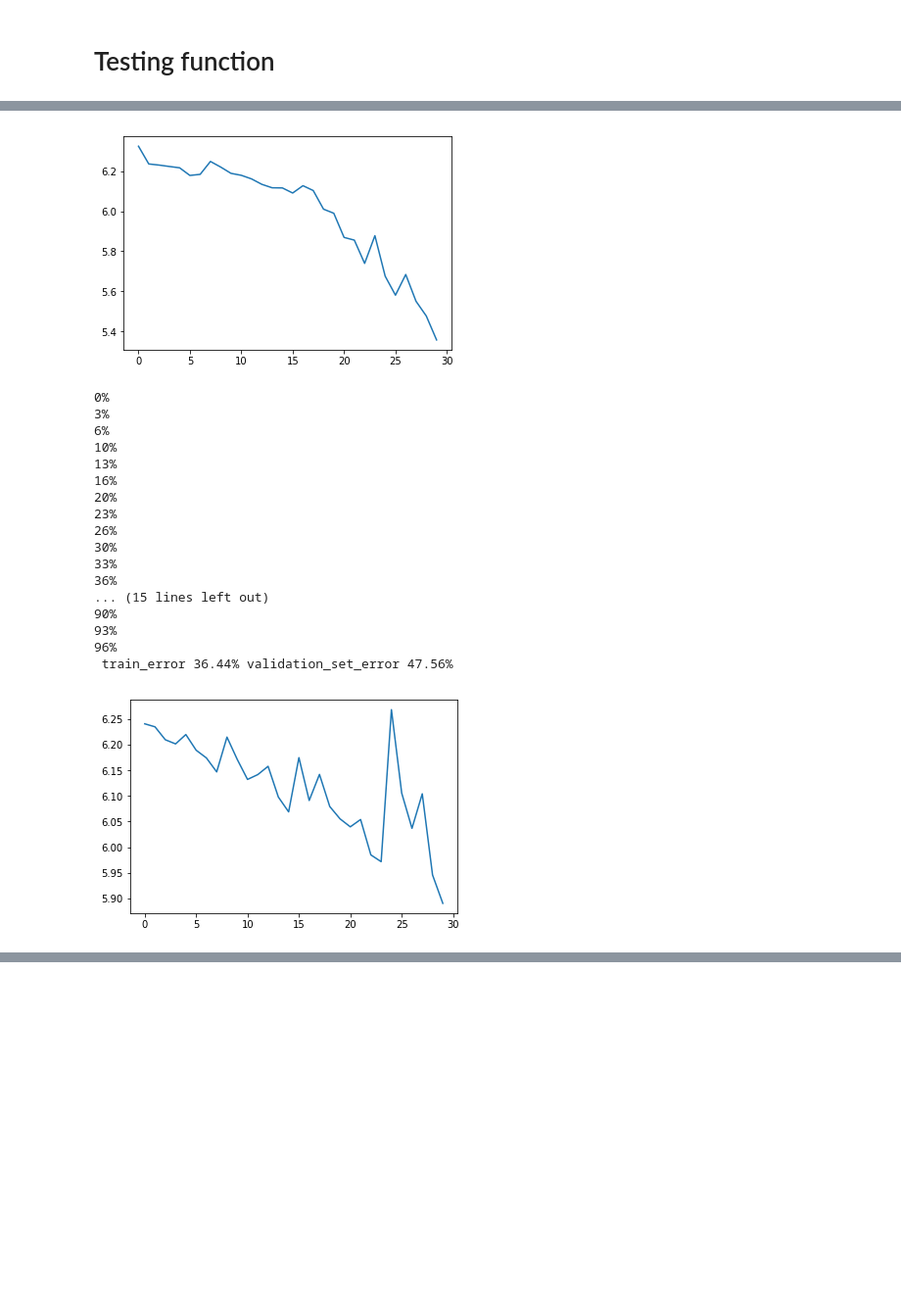
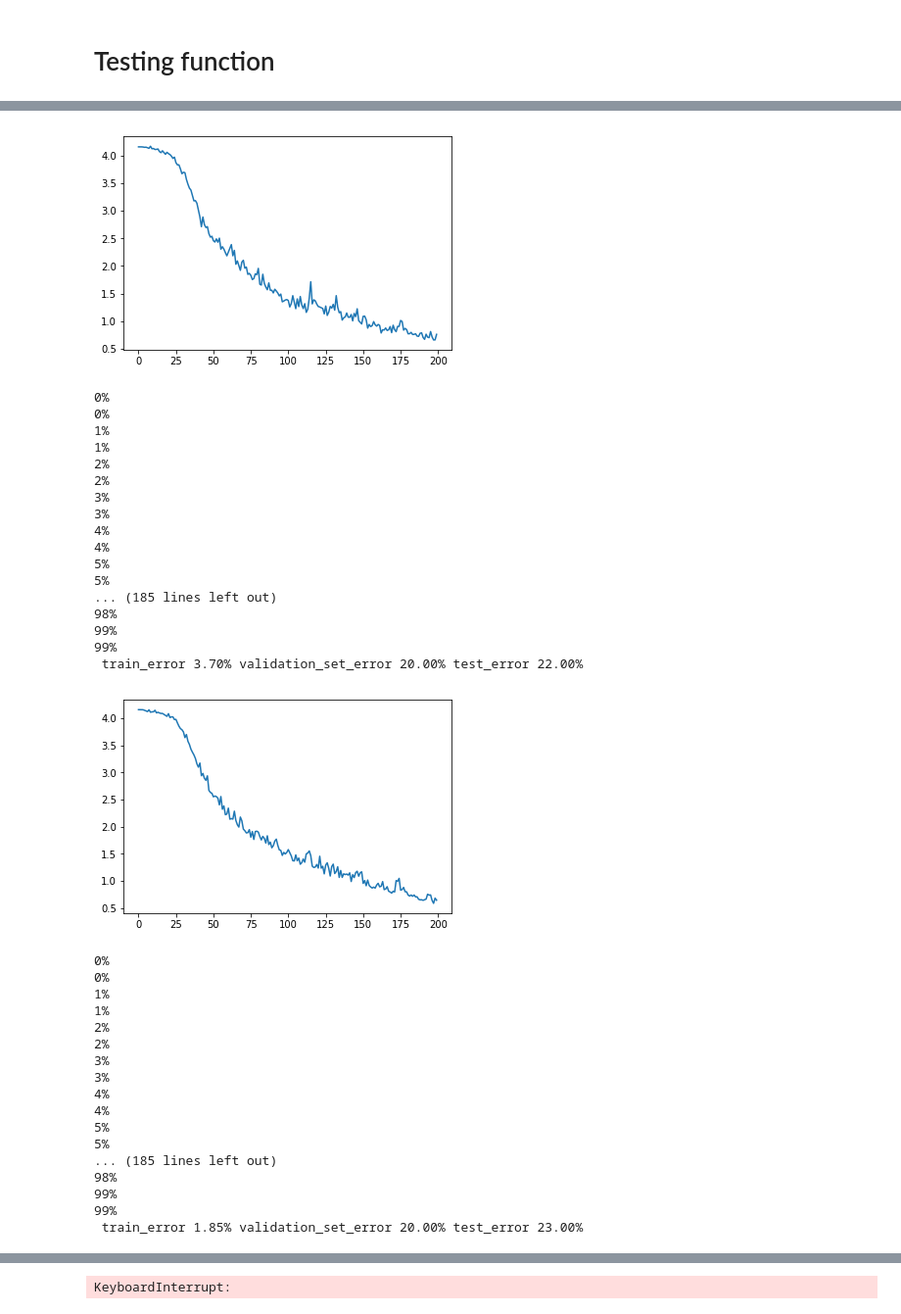
Before and after one commit to vndk36/DLC_mini_project_1, a Jupyter notebook: MiniProject1_DLC.ipynb, the cells around one changed output, grey strips where cells are left out. Shown at 98% size. Cells and saved outputs as stored; diff of their text form; code cells hidden in the pictures; blank space fills up the shorter version.

```diff
--- a/MiniProject1_DLC.ipynb
+++ b/MiniProject1_DLC.ipynb
@@ -146,16 +146,16 @@ plt.plot(train_input[30,10,:].data.numpy())
 plt.plot(dataNoisy[30,10,:].data.numpy())
 train_input.size(1)
 
-train_input = torch.cat((train_input, dataNoisy), 0) #the two matrices are concatenated
-train_input = torch.cat((train_input, dataNoisy2), 0)
+#train_input = torch.cat((train_input, dataNoisy), 0) #the two matrices are concatenated
+#train_input = torch.cat((train_input, dataNoisy2), 0)
 
-train_target=torch.cat((train_target, train_target), 0)
-train_target=torch.cat((train_target, train_target), 0)
+#train_target=torch.cat((train_target, train_target), 0)
+#train_target=torch.cat((train_target, train_target), 0)
 #new_train_input.size()
 
 
 
-train_input,train_target, validation_set_input, validation_set_target = valSet(train_input, train_target, 5.5)
+train_input,train_target, validation_set_input, validation_set_target = valSet(train_input, train_target, 10)
 print(train_input.size())
 print(train_target.size())
 print(validation_set_input.size())
@@ -170,7 +170,7 @@ torch.Size([50])
 # Train Model function
 # %%
 def train_model(model, train_input, train_target, loss_plot, nb_epochs, batch_size):
-    lr = 1e-3
+    lr = 1e-4
     step_size = 20
     model.train()
 
@@ -452,11 +452,11 @@ model = NetOLDANDDUMB(150)
 # Testing function
 # %%
 # test multiple prior init
-nb_epochs =  30
+nb_epochs =  200
 batch_size = 50
 
 
-nb_training = 3
+nb_training = 20
 
 for i in range(0,nb_training):
     for p in model.parameters(): p.data.normal_(0, 0.01)
@@ -465,9 +465,10 @@ for i in range(0,nb_training):
 
 
 
-    print(' train_error {:.02f}% validation_set_error {:.02f}%'.format(
-                compute_nb_errors(model, train_input, train_target, 50) / train_input.size(0) * 100,
-                compute_nb_errors(model, validation_set_input, validation_set_target, 50) / validation_set_input.size(0) * 100))
+    print(' train_error {:.02f}% validation_set_error {:.02f}% test_error {:.02f}%'.format(
+                compute_nb_errors(model, train_input, train_target, 10) / train_input.size(0) * 100,
+                compute_nb_errors(model, validation_set_input, validation_set_target, 10) / validation_set_input.size(0) * 100,
+                compute_nb_errors(model, test_input, test_target, 50) / test_input.size(0) * 100))
     #loss_plot
     for p in model.parameters(): p.data.normal_(0, 0.01)
     plt.plot(range(epochs_reached+1),loss_plot)
@@ -511,19 +512,36 @@ for i in range(0,nb_training):
-[figure, old version]
+[figure, new version]
 0%
+0%
+1%
+1%
+2%
+2%
 3%
-6%
-10%
-13%
-16%
-20%
-23%
-26%
-30%
-33%
-36%
-... (15 lines left out)
-90%
-93%
-96%
- train_error 36.44% validation_set_error 47.56%
+3%
+4%
+4%
+5%
+5%
+... (185 lines left out)
+98%
+99%
+99%
+ train_error 3.70% validation_set_error 20.00% test_error 22.00%
-[figure, old version]
+[figure, new version]
+0%
+0%
+1%
+1%
+2%
+2%
+3%
+3%
+4%
+4%
+5%
+5%
+... (185 lines left out)
+98%
+99%
+99%
+ train_error 1.85% validation_set_error 20.00% test_error 23.00%
@@ -529,0 +588 @@ for i in range(0,nb_training):
+KeyboardInterrupt:
```
Also changed, not shown: parts of 3 cells of this notebook.
